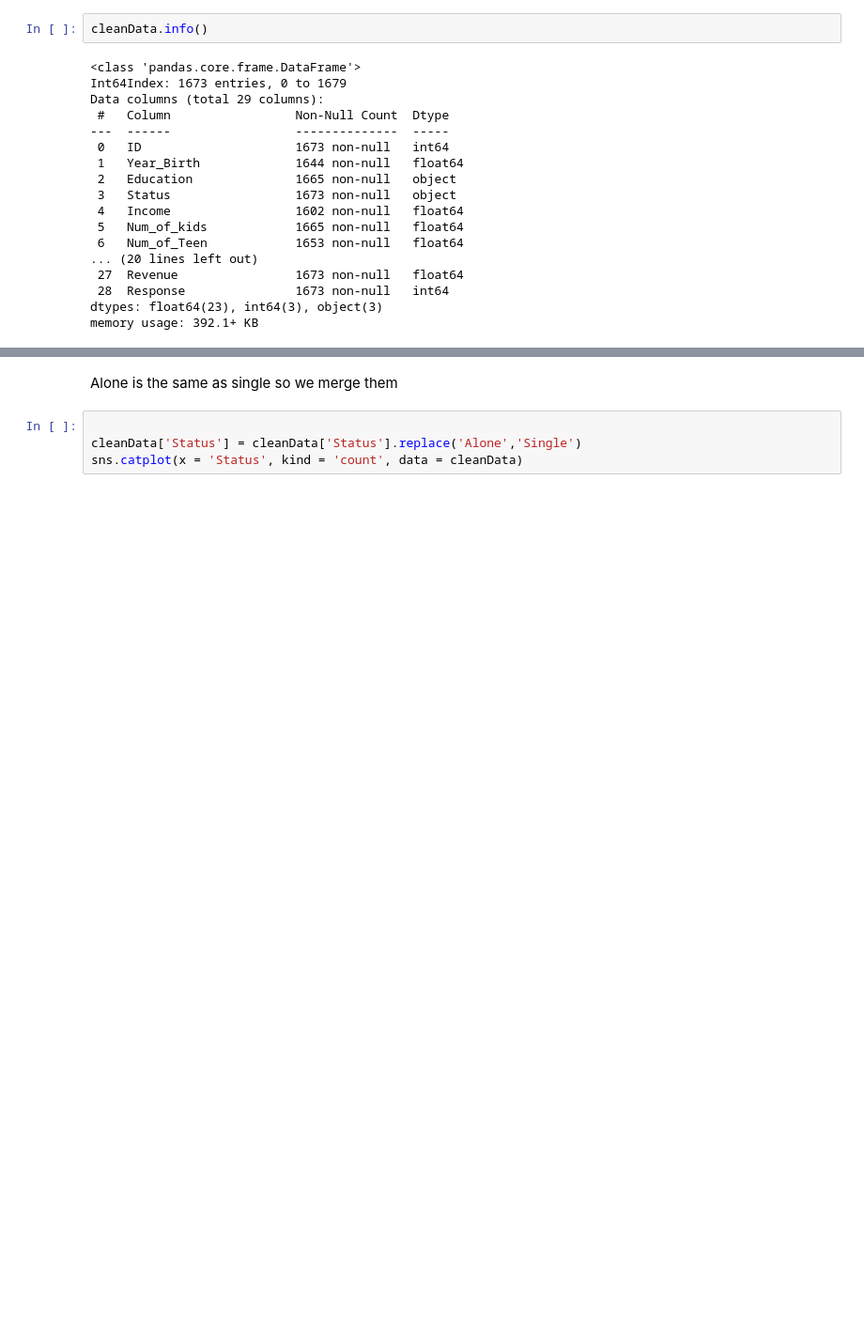
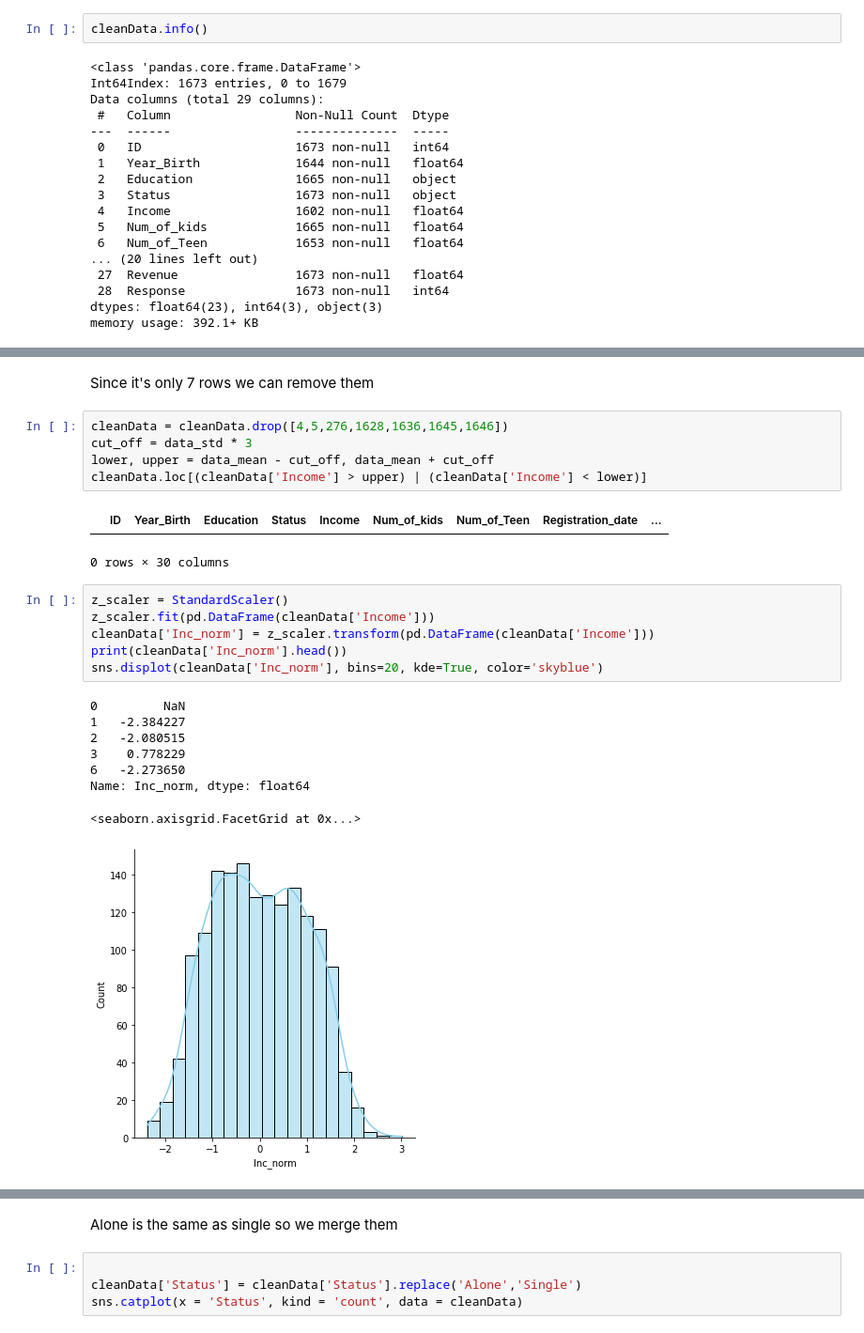
Before and after one commit to parzival0152/datamine, a Jupyter notebook: main.ipynb, the cells around one changed output, grey strips where cells are left out. Shown at 94% size. Cells and saved outputs as stored; diff of their text form; blank space fills up the shorter version.

```diff
--- a/main.ipynb
+++ b/main.ipynb
@@ -393,0 +455,25 @@ We'll start with the Year_Birth
+# %% [markdown]
+Since it's only 7 rows we can remove them
+# %%
+cleanData = cleanData.drop([4,5,276,1628,1636,1645,1646])
+cut_off = data_std * 3
+lower, upper = data_mean - cut_off, data_mean + cut_off
+cleanData.loc[(cleanData['Income'] > upper) | (cleanData['Income'] < lower)]
+# %% [output]
+|  | ID | Year_Birth | Education | Status | Income | Num_of_kids | Num_of_Teen | Registration_date | ... |
+0 rows × 30 columns
+# %%
+z_scaler = StandardScaler()
+z_scaler.fit(pd.DataFrame(cleanData['Income']))
+cleanData['Inc_norm'] = z_scaler.transform(pd.DataFrame(cleanData['Income']))
+print(cleanData['Inc_norm'].head())
+sns.displot(cleanData['Inc_norm'], bins=20, kde=True, color='skyblue')
+# %% [output]
+0         NaN
+1   -2.384227
+2   -2.080515
+3    0.778229
+6   -2.273650
+Name: Inc_norm, dtype: float64
+<seaborn.axisgrid.FacetGrid at 0x...>
+[figure, added]
```
Also changed, not shown: parts of 75 cells of this notebook, 1 other file.
